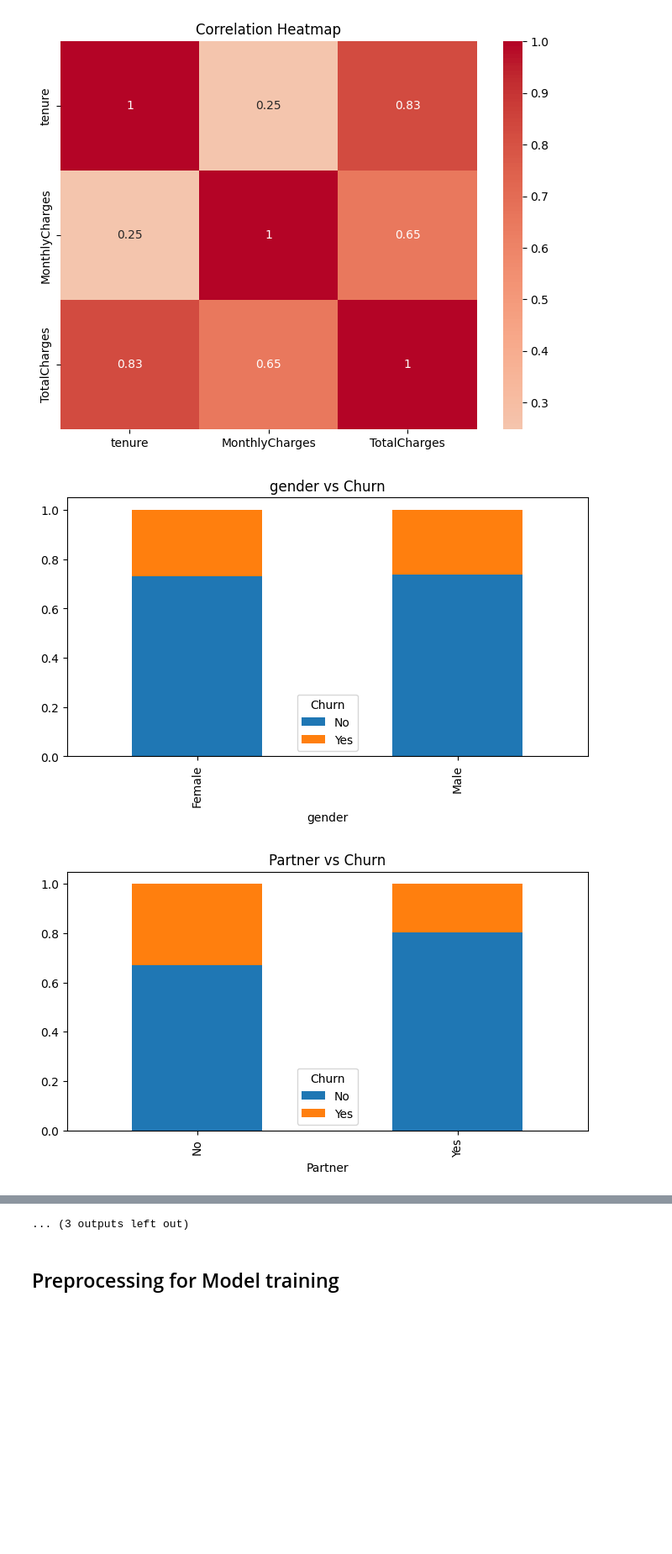
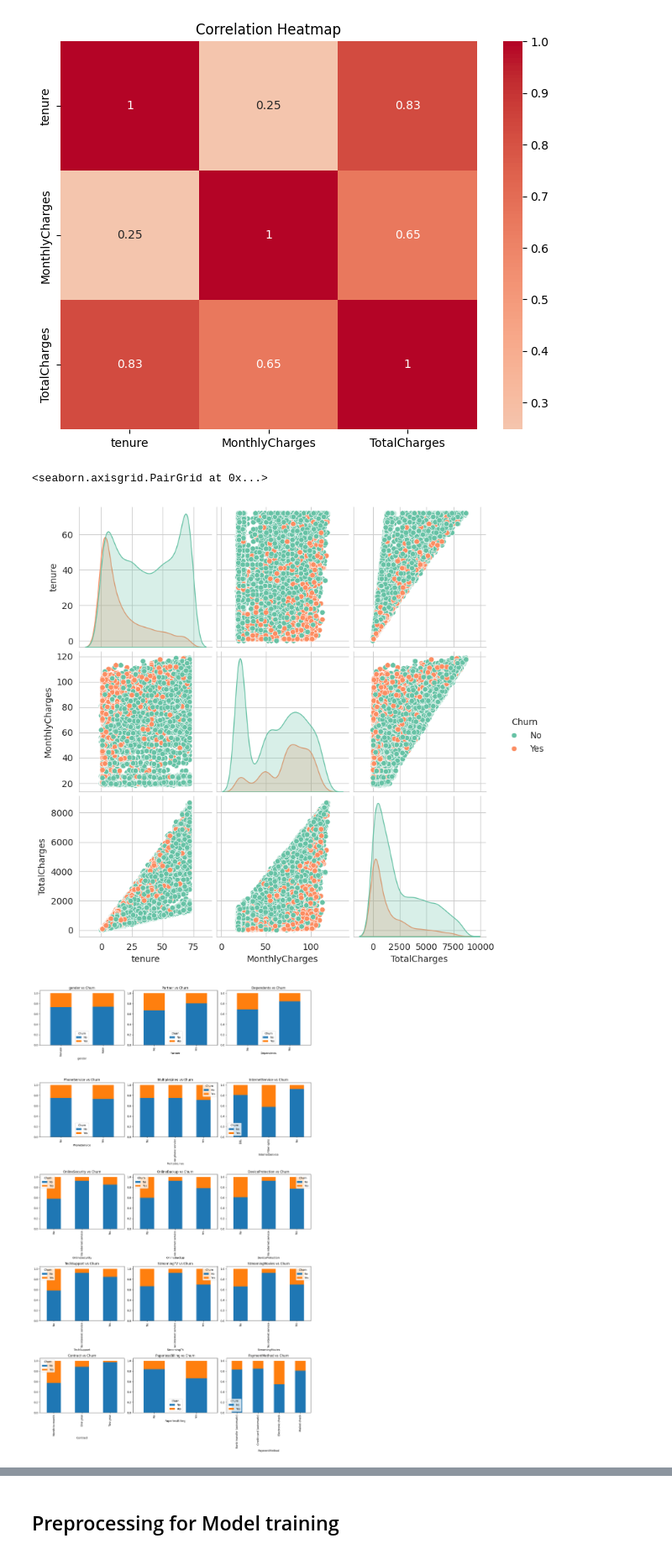
Before and after one commit to savi664/MachineLearningProject, a Jupyter notebook: 2425575.ipynb, the cells around one changed output, grey strips where cells are left out. Shown at 84% size. Cells and saved outputs as stored; diff of their text form; code cells hidden in the pictures; blank space fills up the shorter version.

```diff
--- a/2425575.ipynb
+++ b/2425575.ipynb
@@ -186,3 +195,8 @@ plt.tight_layout()
 plt.show()
 # %% [output]
 [figure]
+# %%
+df['tenure_bin'] = pd.cut(df['tenure'], bins=[0, 12, 24, 48, 72],
+                          labels=['0-1yr','1-2yr','2-4yr','4-6yr'])
+
+df.groupby('tenure_bin').Churn.value_counts(normalize=True).unstack()
@@ -202,15 +223,28 @@ tenure          1.000000        0.247900      0.826178
 MonthlyCharges  0.247900        1.000000      0.651174
 TotalCharges    0.826178        0.651174      1.000000
 [figure]
+# %%
+sns.pairplot(df, vars=num_features, hue='Churn')
+# %% [output]
+<seaborn.axisgrid.PairGrid at 0x...>
+[figure, added]
 # %%
-#Checking the correlation between the cat data
+#checking all the categorical values
 cat_cols = df.select_dtypes(include=["object"]).columns.drop("Churn")
 
-for col in cat_cols:
+# make 3 columns of plots
+rows = (len(cat_cols) + 2) // 3
+fig, axes = plt.subplots(rows, 3, figsize=(15, 5 * rows))
+
+# flatten axes to use like a list
+axes = axes.flatten()
+
+for i, col in enumerate(cat_cols):
     churn_rate = df.groupby(col)["Churn"].value_counts(normalize=True).unstack()
-    churn_rate.plot(kind="bar", stacked=True, figsize=(8,4))
-    plt.title(f"{col} vs Churn")
-    plt.show()
+    churn_rate.plot(kind="bar", stacked=True, ax=axes[i])
+    axes[i].set_title(col + " vs Churn")
+
+plt.tight_layout()
+plt.show()
 # %% [output]
-[figure, old version]
+[figure, new version]
-[figure, removed]
@@ -227,4 +251,3 @@ for col in cat_cols:
-... (3 outputs left out)
 # %% [markdown]
 ## Preprocessing for Model training
 # %%
```
Also changed, not shown: parts of 3 cells of this notebook.
